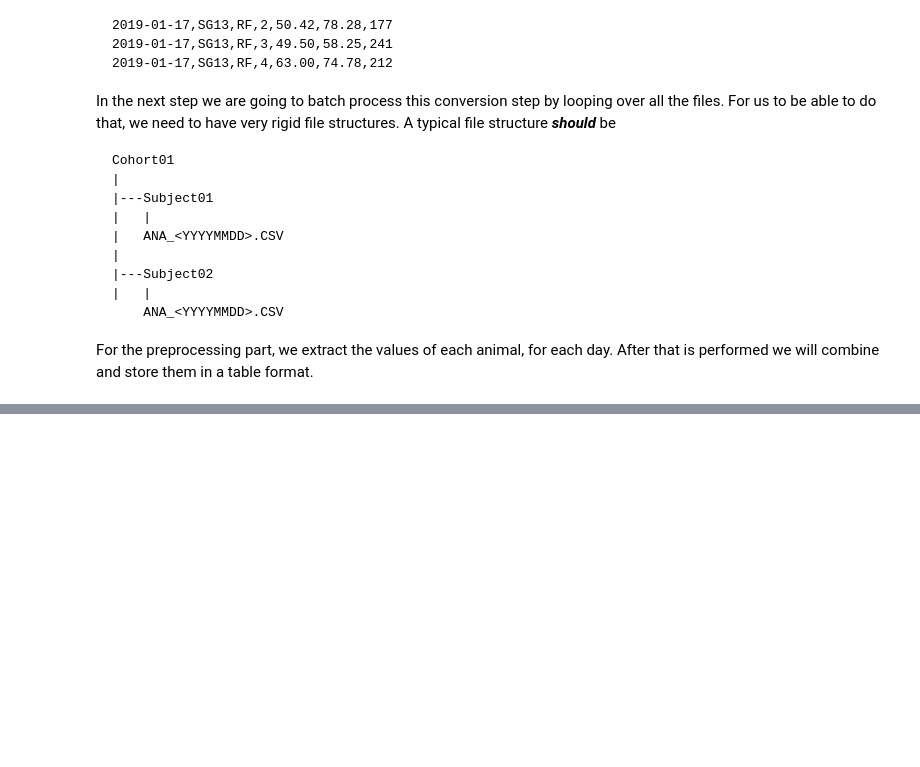
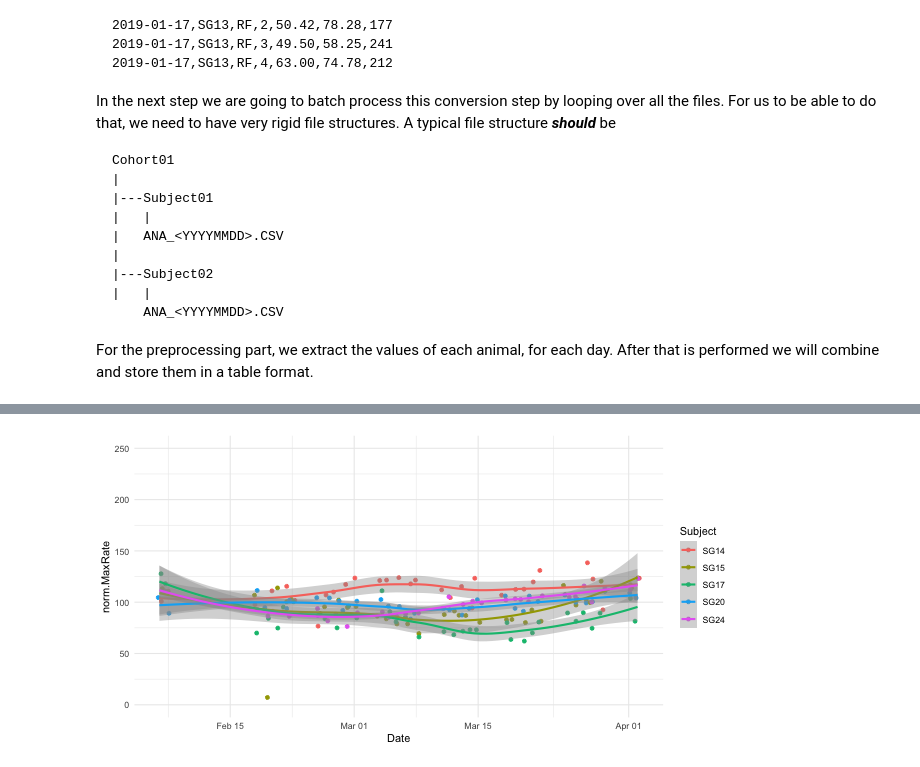
Before and after one commit to sumankguha/Alohomora, a Jupyter notebook: Notebooks/_notebook_ICSSData.ipynb, the cells around one changed output, grey strips where cells are left out. Saved outputs shown, nothing was run; the diff lists cells and outputs as text; code cells hidden in the pictures; blank space fills up the shorter version.

```diff
--- a/Notebooks/_notebook_ICSSData.ipynb
+++ b/Notebooks/_notebook_ICSSData.ipynb
@@ -449,0 +459,8 @@ dataSG24 <- dataSG24 %>% mutate(means.MaxRate = (MaxRate / meansSG24$MaxRate * 1
+# %%
+%%R -w 640 -h 320
+normData %>% filter(Date >= "2019-02-07") %>% ggplot(aes(x= Date, y = norm.MaxRate, color = Subject)) +
+geom_jitter() + geom_smooth(method = 'loess') +
+ylim(0, 250) +
+theme_minimal()
+# %% [output]
+[figure, added]
```
Also changed, not shown: parts of 31 cells of this notebook.
